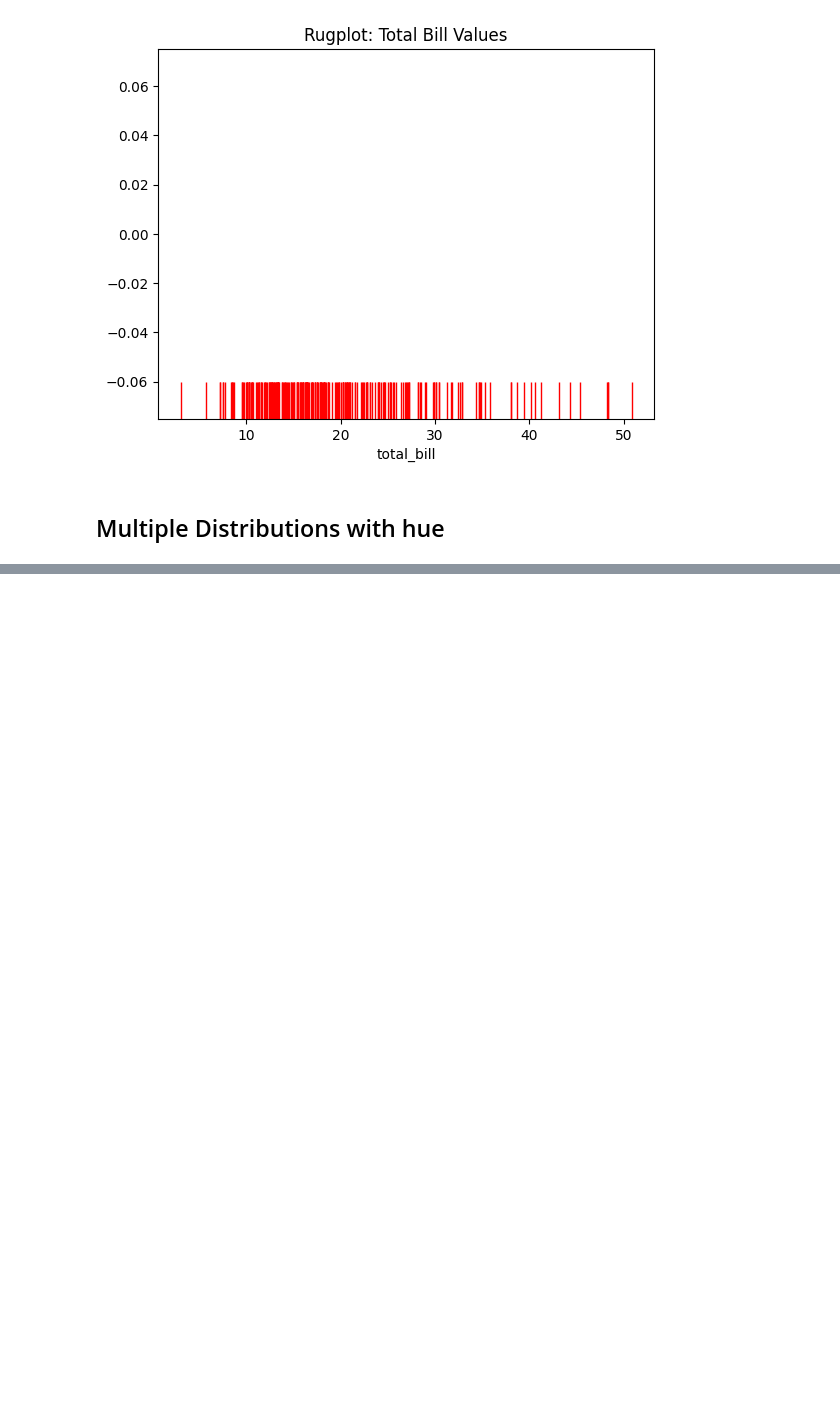
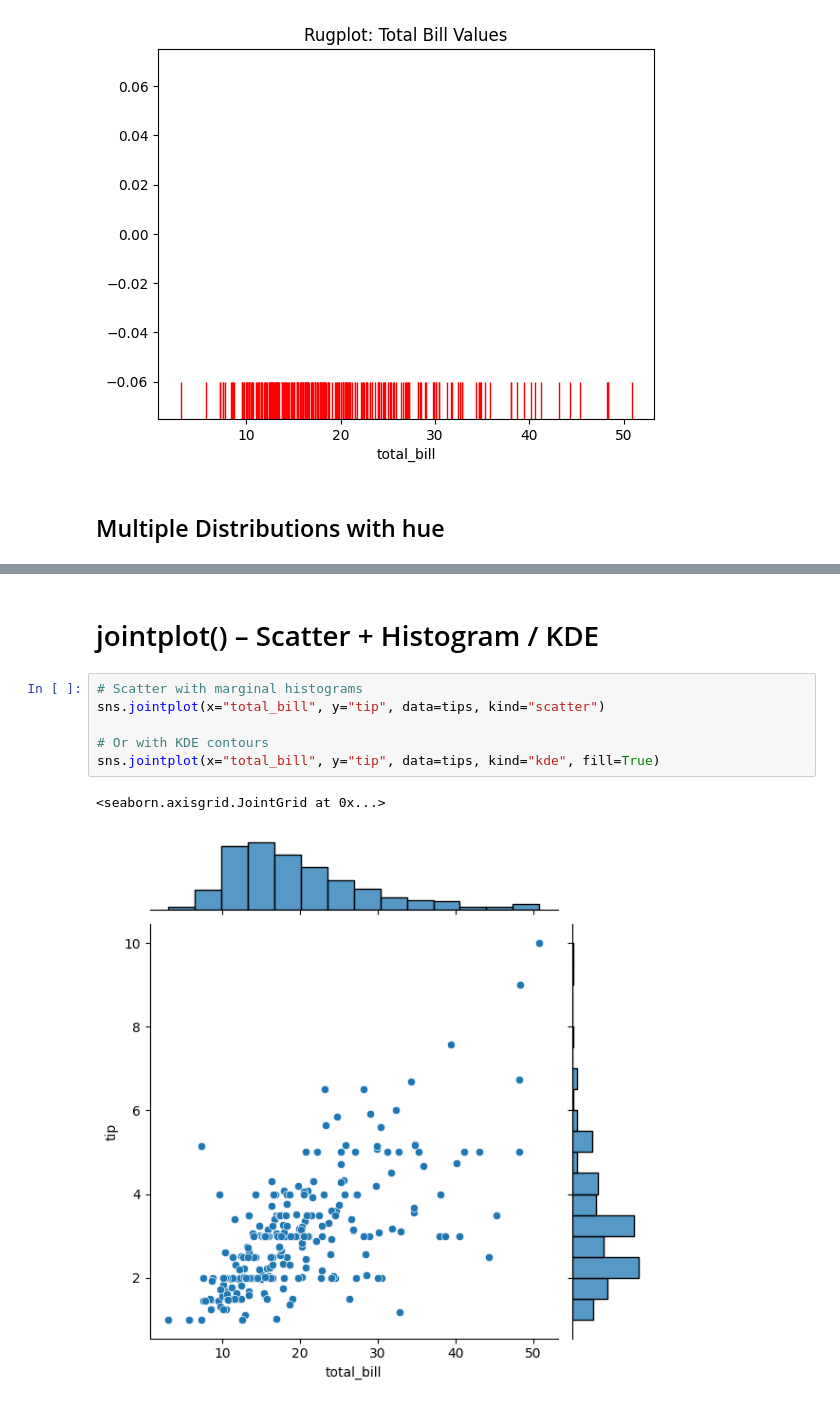
Before and after one commit to sh1vam31/Complete_DataScience, a Jupyter notebook: Seaborn.ipynb, the cells around one changed output, grey strips where cells are left out. Saved outputs shown, nothing was run; the diff lists cells and outputs as text; blank space fills up the shorter version.

```diff
--- a/Seaborn.ipynb
+++ b/Seaborn.ipynb
@@ -203,0 +238,11 @@ plt.show()
+# %% [markdown]
+# jointplot() – Scatter + Histogram / KDE
+# %%
+# Scatter with marginal histograms
+sns.jointplot(x="total_bill", y="tip", data=tips, kind="scatter")
+
+# Or with KDE contours
+sns.jointplot(x="total_bill", y="tip", data=tips, kind="kde", fill=True)
+# %% [output]
+<seaborn.axisgrid.JointGrid at 0x...>
+[figure, added]
```
Also changed, not shown: parts of 10 cells of this notebook.
